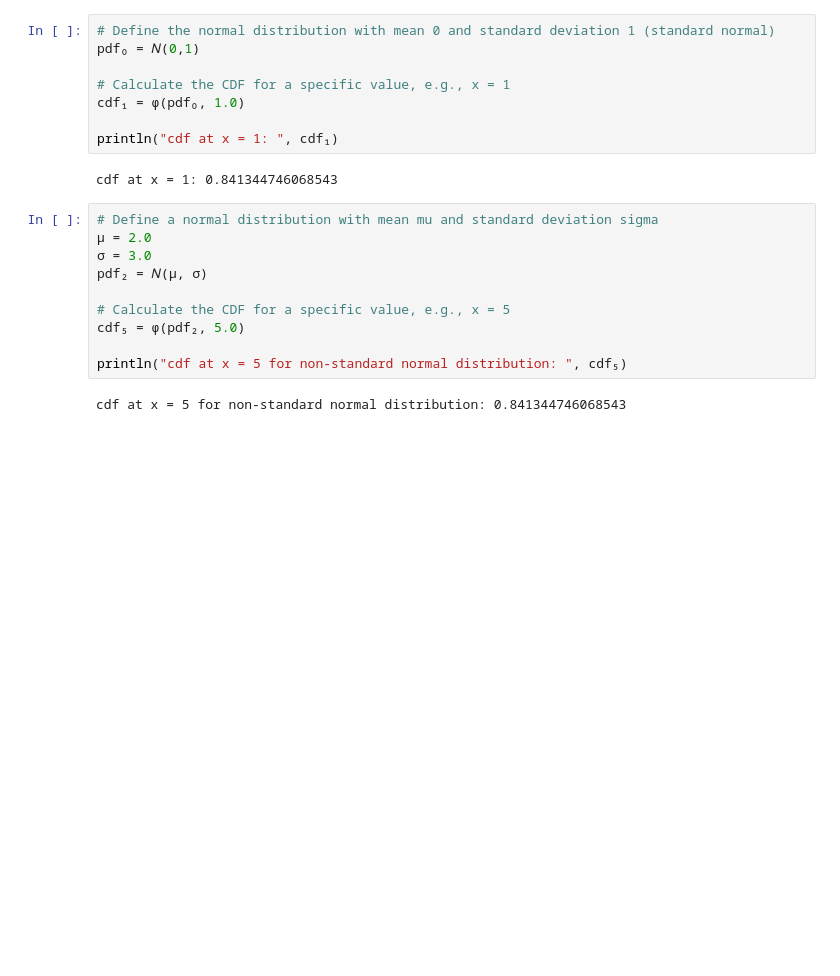
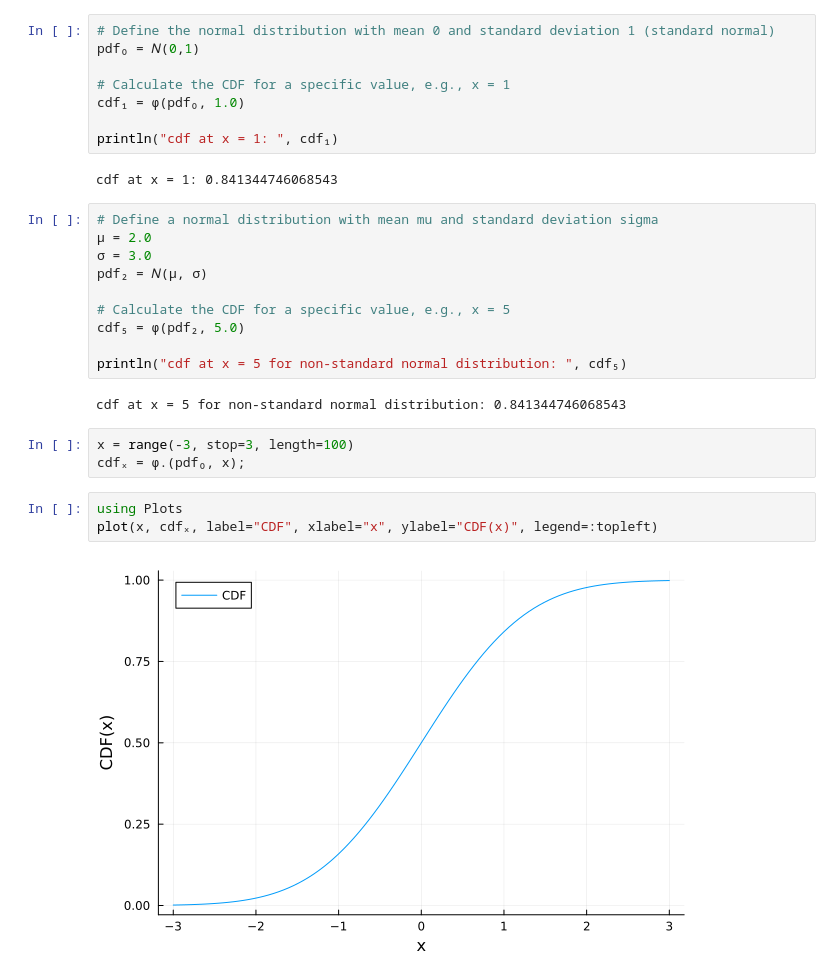
Before and after one commit to setrar/dsp, a Jupyter notebook: courses/kutz/_12/gaussian.ipynb, the cells around one changed output. Drawn from its saved outputs; the diff is of its cells as text; blank space fills up the shorter version.

```diff
--- a/courses/kutz/_12/gaussian.ipynb
+++ b/courses/kutz/_12/gaussian.ipynb
@@ -27,3 +27,11 @@ cdf₅ = ϕ(pdf₂, 5.0)
 println("cdf at x = 5 for non-standard normal distribution: ", cdf₅)
 # %% [output]
 cdf at x = 5 for non-standard normal distribution: 0.841344746068543
+# %%
+x = range(-3, stop=3, length=100)
+cdfₓ = ϕ.(pdf₀, x);
+# %%
+using Plots
+plot(x, cdfₓ, label="CDF", xlabel="x", ylabel="CDF(x)", legend=:topleft)
+# %% [output]
+[figure, added]
```
